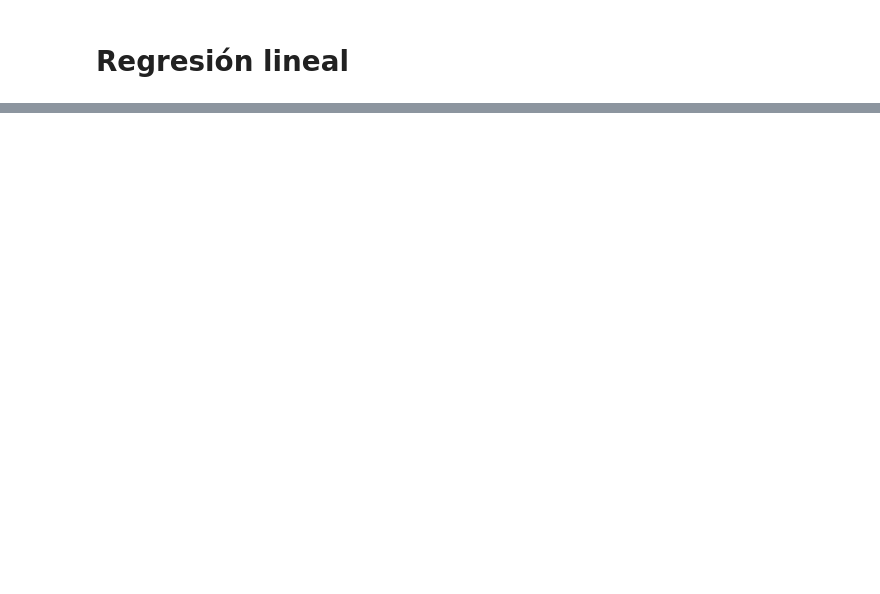
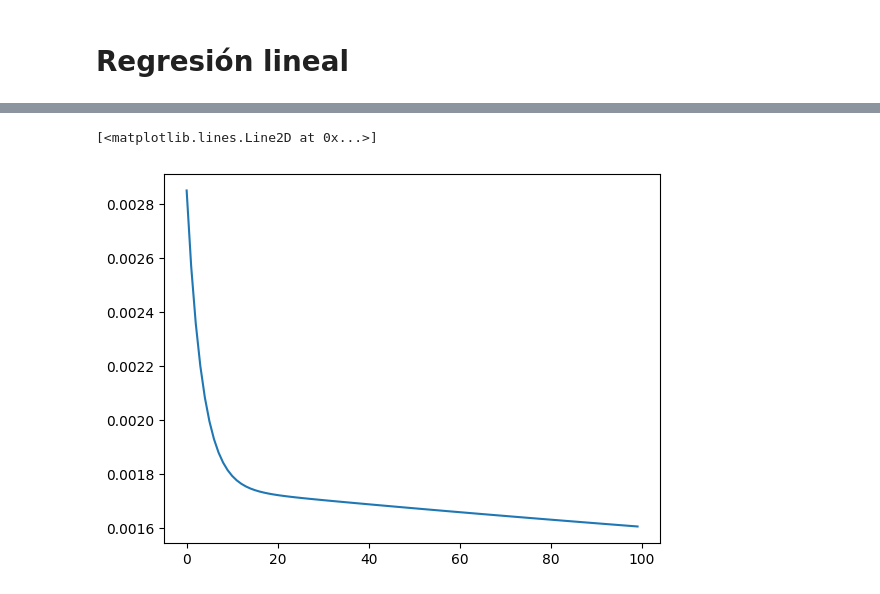
Before and after one commit to gag1005/Mineria-de-datos, a Jupyter notebook: practica3/practica3.ipynb, the cells around one changed output, grey strips where cells are left out. Saved outputs shown, nothing was run; the diff lists cells and outputs as text; code cells hidden in the pictures; blank space fills up the shorter version.

```diff
--- a/practica3/practica3.ipynb
+++ b/practica3/practica3.ipynb
@@ -180 +176,6 @@ classifier.train()
+# %%
+plt.plot(classifier.mseHistory)
+# %% [output]
+[<matplotlib.lines.Line2D at 0x...>]
+[figure, added]
 # %%
```
Also changed, not shown: parts of 10 cells of this notebook, 2 other files.
